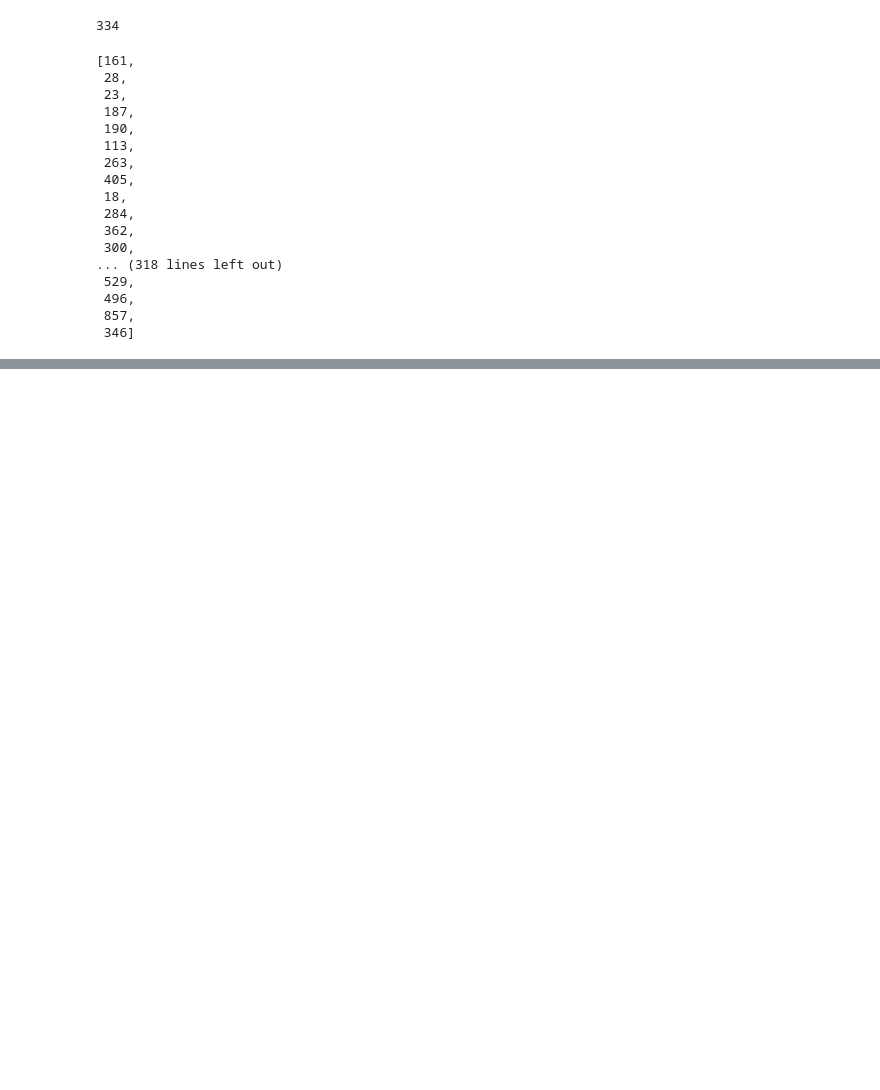
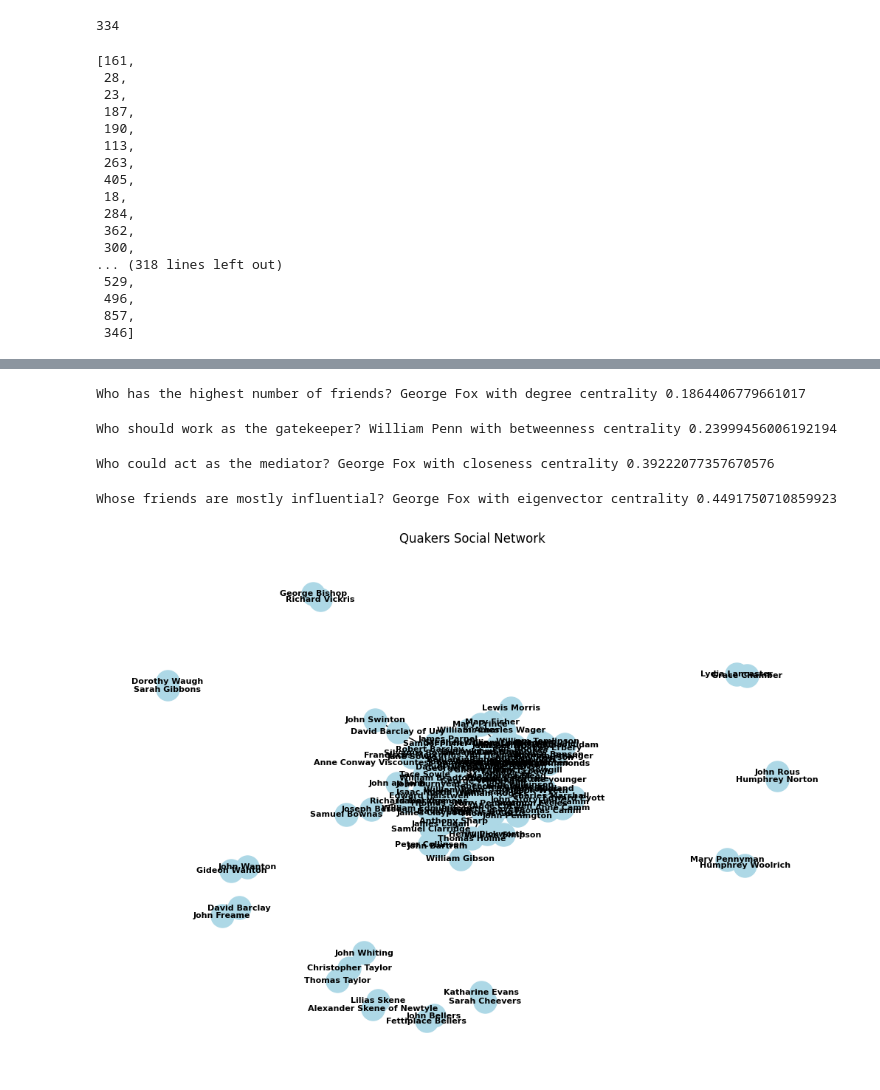
Before and after one commit to athens-21/DE242, a Jupyter notebook: DE242_2_2024_Graph_Data_science_Socail_Network_1_April_2025_0252.ipynb, the cells around one changed output, grey strips where cells are left out. Cells and saved outputs as stored; diff of their text form; code cells hidden in the pictures; blank space fills up the shorter version.

```diff
--- a/DE242_2_2024_Graph_Data_science_Socail_Network_1_April_2025_0252.ipynb
+++ b/DE242_2_2024_Graph_Data_science_Socail_Network_1_April_2025_0252.ipynb
@@ -124,0 +149,3 @@ neighbors
+# %%
+node_attr = node_df.set_index('Name').to_dict('index')
+nx.set_node_attributes(G, node_attr)
@@ -124,0 +168,5 @@ neighbors
+# %%
+#Create a Python dict of key:values attributes by setting values in ‘Name’ column of the dataframe as the index column.
+node_attr = node_df.set_index('Name').to_dict('index')
+# %%
+nx.set_node_attributes(G, node_attr)
@@ -124,0 +185,18 @@ neighbors
+# %%
+# Degree centrality
+degree_dict = nx.degree_centrality(G)
+
+# Closeness centrality
+closeness_dict = nx.closeness_centrality(G)
+
+# Betweenness centrality
+betweenness_dict = nx.betweenness_centrality(G)
+
+# Eigenvector centrality
+eigenvector_dict = nx.eigenvector_centrality(G)
+
+# Assign measures as node attributes
+nx.set_node_attributes(G, degree_dict, 'degree')
+nx.set_node_attributes(G, closeness_dict, 'closeness')
+nx.set_node_attributes(G, betweenness_dict, 'betweenness')
+nx.set_node_attributes(G, eigenvector_dict, 'eigenvector')
@@ -124,0 +210,36 @@ neighbors
+# %%
+# Sort nodes by degree centrality
+sorted_degree = sorted(degree_dict.items(), key=lambda x: x[1], reverse=True)
+top_person = sorted_degree[0]
+print(f"Who has the highest number of friends? {top_person[0]} with degree centrality {top_person[1]}")
+# %% [output]
+Who has the highest number of friends? George Fox with degree centrality 0.1864406779661017
+# %%
+# Sort nodes by betweenness centrality
+sorted_betweenness = sorted(betweenness_dict.items(), key=lambda x: x[1], reverse=True)
+gatekeeper = sorted_betweenness[0]
+print(f"Who should work as the gatekeeper? {gatekeeper[0]} with betweenness centrality {gatekeeper[1]}")
+# %% [output]
+Who should work as the gatekeeper? William Penn with betweenness centrality 0.23999456006192194
+# %%
+# Sort nodes by closeness centrality
+sorted_closeness = sorted(closeness_dict.items(), key=lambda x: x[1], reverse=True)
+mediator = sorted_closeness[0]
+print(f"Who could act as the mediator? {mediator[0]} with closeness centrality {mediator[1]}")
+# %% [output]
+Who could act as the mediator? George Fox with closeness centrality 0.39222077357670576
+# %%
+# Sort nodes by eigenvector centrality
+sorted_eigenvector = sorted(eigenvector_dict.items(), key=lambda x: x[1], reverse=True)
+influential_friends = sorted_eigenvector[0]
+print(f"Whose friends are mostly influential? {influential_friends[0]} with eigenvector centrality {influential_friends[1]}")
+# %% [output]
+Whose friends are mostly influential? George Fox with eigenvector centrality 0.4491750710859923
+# %%
+plt.figure(figsize=(10, 7))
+pos = nx.spring_layout(G)  # Use spring layout for simplicity
+nx.draw(G, pos, with_labels=True, node_size=500, node_color='lightblue', font_size=8, font_weight='bold')
+plt.title("Quakers Social Network")
+plt.show()
+# %% [output]
+[figure, added]
```
Also changed, not shown: parts of 14 cells of this notebook.
